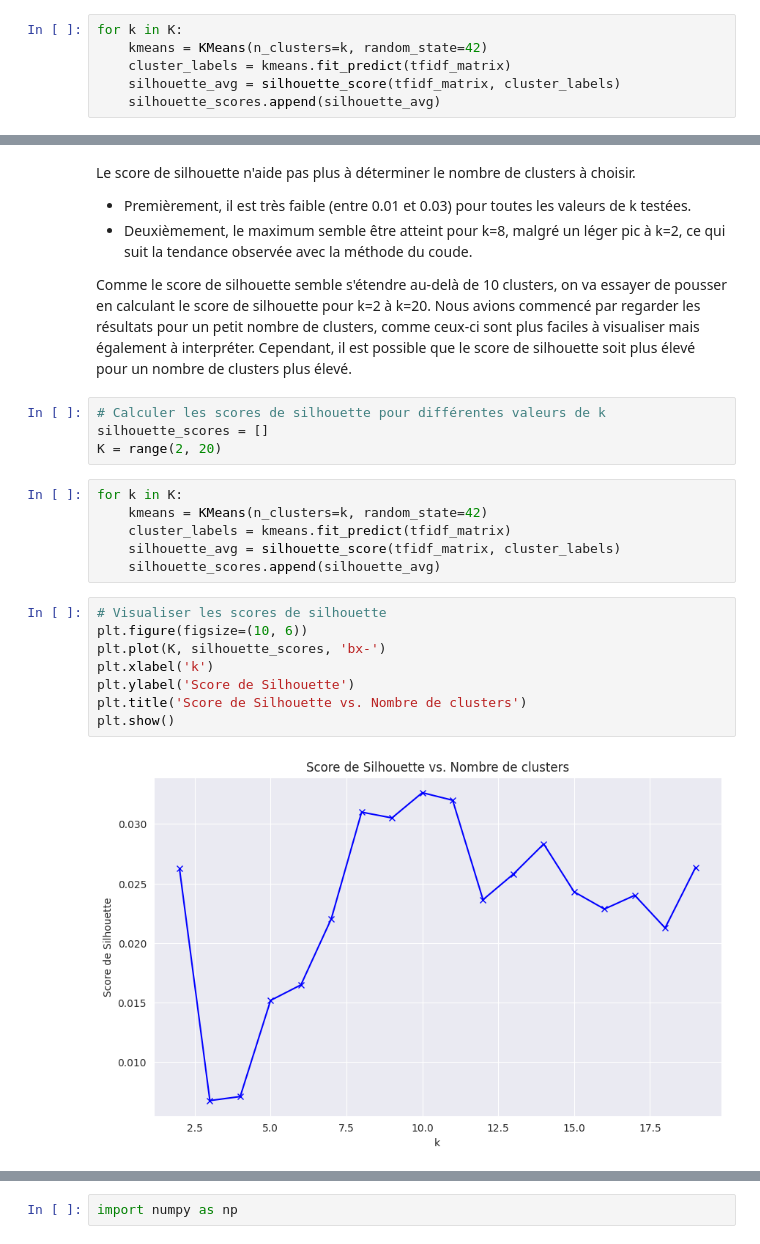
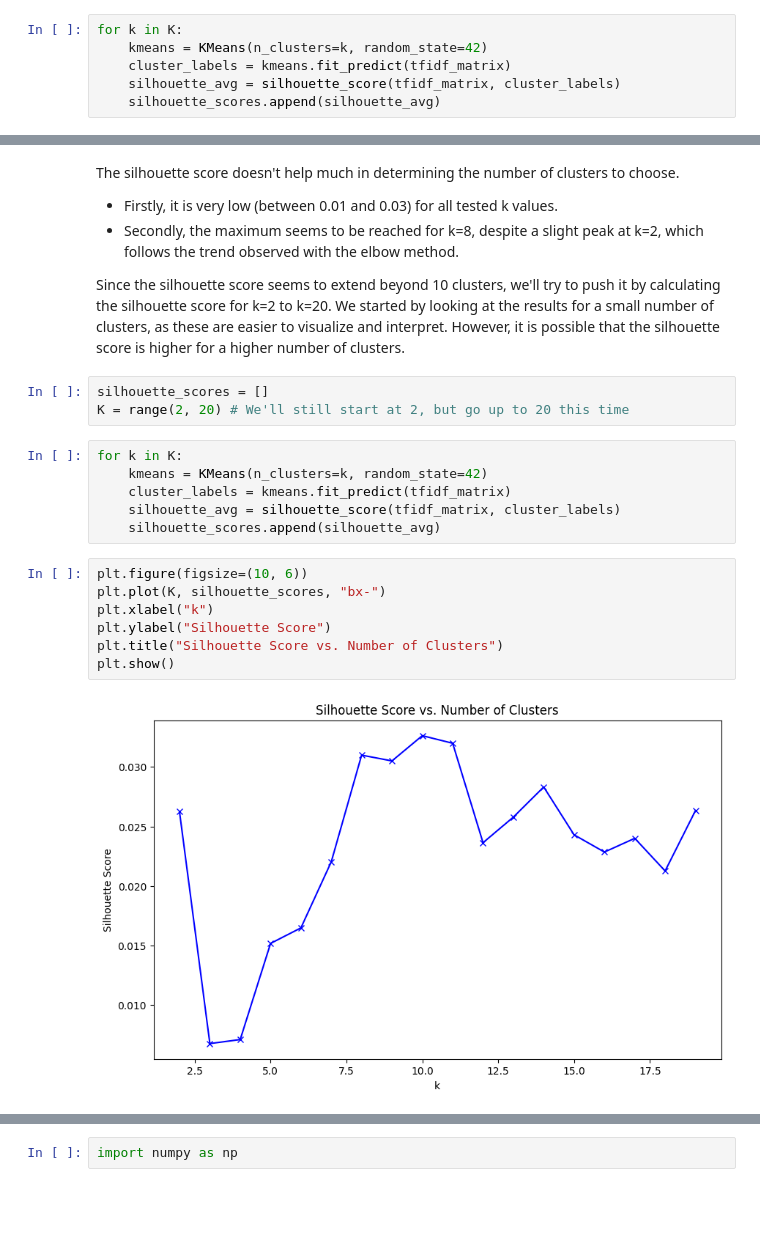
Before and after one commit to charlotte-waegeneire/nlp_gen_ai, a Jupyter notebook: projet-1_topic-modeling/step_2_tfidf.ipynb, the cells around one changed output, grey strips where cells are left out. Saved outputs shown, nothing was run; the diff lists cells and outputs as text; blank space fills up the shorter version.

```diff
--- a/projet-1_topic-modeling/step_2_tfidf.ipynb
+++ b/projet-1_topic-modeling/step_2_tfidf.ipynb
@@ -89,13 +84,12 @@ plt.show()
 # %% [markdown]
-Le score de silhouette n'aide pas plus à déterminer le nombre de clusters à choisir.
-- Premièrement, il est très faible (entre 0.01 et 0.03) pour toutes les valeurs de k testées.
-- Deuxièmement, le maximum semble être atteint pour k=8, malgré un léger pic à k=2, ce qui suit la tendance observée avec la méthode du coude.
+The silhouette score doesn't help much in determining the number of clusters to choose.
+- Firstly, it is very low (between 0.01 and 0.03) for all tested k values.
+- Secondly, the maximum seems to be reached for k=8, despite a slight peak at k=2, which follows the trend observed with the elbow method.
 
-Comme le score de silhouette semble s'étendre au-delà de 10 clusters, on va essayer de pousser en calculant le score de silhouette pour k=2 à k=20. Nous avions commencé par regarder les résultats pour un petit nombre de clusters, comme ceux-ci sont plus faciles à visualiser mais également à interpréter. Cependant, il est possible que le score de silhouette soit plus élevé pour un nombre de clusters plus élevé.
+Since the silhouette score seems to extend beyond 10 clusters, we'll try to push it by calculating the silhouette score for k=2 to k=20. We started by looking at the results for a small number of clusters, as these are easier to visualize and interpret. However, it is possible that the silhouette score is higher for a higher number of clusters.
 # %%
-# Calculer les scores de silhouette pour différentes valeurs de k
 silhouette_scores = []
-K = range(2, 20)
+K = range(2, 20) # We'll still start at 2, but go up to 20 this time
 # %%
 for k in K:
     kmeans = KMeans(n_clusters=k, random_state=42)
@@ -103,13 +97,12 @@ for k in K:
     silhouette_avg = silhouette_score(tfidf_matrix, cluster_labels)
     silhouette_scores.append(silhouette_avg)
 # %%
-# Visualiser les scores de silhouette
 plt.figure(figsize=(10, 6))
-plt.plot(K, silhouette_scores, 'bx-')
-plt.xlabel('k')
-plt.ylabel('Score de Silhouette')
-plt.title('Score de Silhouette vs. Nombre de clusters')
+plt.plot(K, silhouette_scores, "bx-")
+plt.xlabel("k")
+plt.ylabel("Silhouette Score")
+plt.title("Silhouette Score vs. Number of Clusters")
 plt.show()
 # %% [output]
-[figure, old version]
+[figure, new version]
 # %% [markdown]
```
Also changed, not shown: parts of 31 cells of this notebook.
